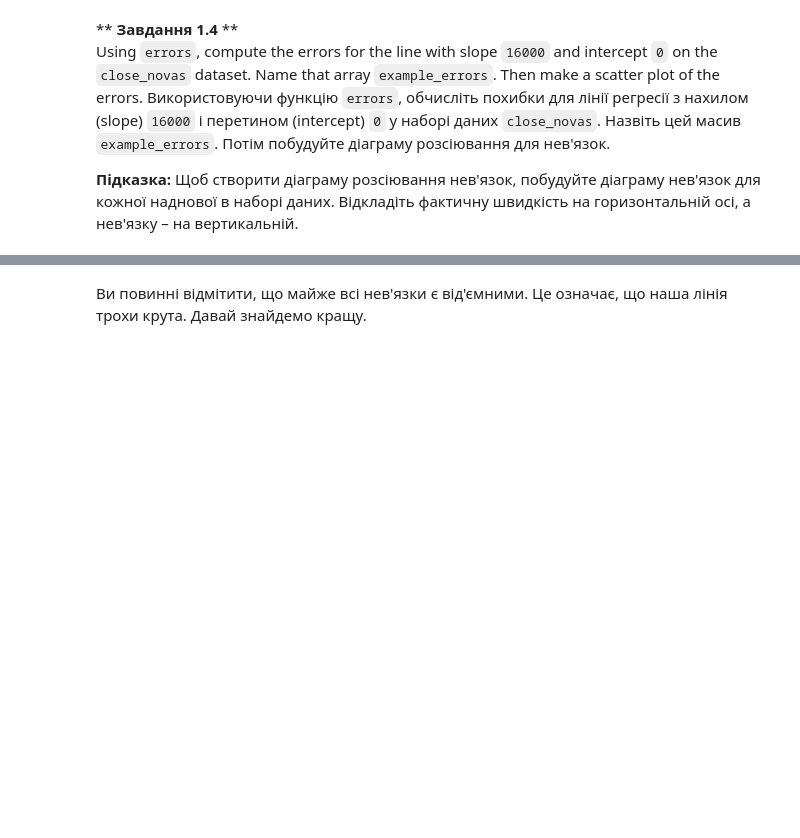
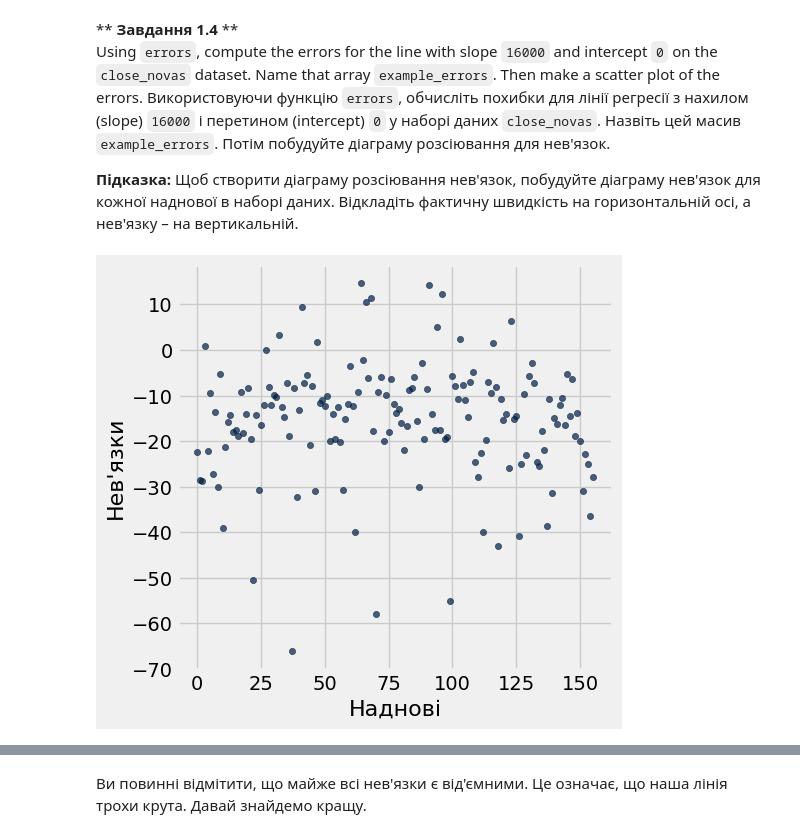
Before and after one commit to mashaven/sheva-stats, a Jupyter notebook: task-4/pr4_5/pr4_5.ipynb, the cells around one changed output, grey strips where cells are left out. Saved outputs shown, nothing was run; the diff lists cells and outputs as text; code cells hidden in the pictures; blank space fills up the shorter version.

```diff
--- a/task-4/pr4_5/pr4_5.ipynb
+++ b/task-4/pr4_5/pr4_5.ipynb
@@ -198,8 +224,9 @@ $$\text{фактична відстань наднової від Землі} -
 Функція повинна повернути масив похибок, допущених, коли лінія з таким нахилом і перетином використовується для прогнозування відстані за швидкостю для кожної наднової в даній таблиці. (Похибка — це фактична відстань мінус прогнозована відстань.)
 # %%
 def errors(t, slope, intercept):
-    ...
-    return ...
+    real_distance = t[1]
+    pred_distance = t[0] * slope + intercept
+    return real_distance - pred_distance
 # %% [markdown]
 ** <b>Завдання 1.4</b> ** <br/>
 Using `errors`, compute the errors for the line with slope `16000` and intercept `0` on the `close_novas` dataset.  Name that array `example_errors`.  Then make a scatter plot of the errors. Використовуючи функцію  `errors`, обчисліть похибки для лінії регресії з нахилом (slope) `16000` і перетином (intercept) `0` у наборі даних `close_novas`. Назвіть цей масив `example_errors`. Потім побудуйте діаграму розсіювання для нев'язок.
@@ -211,2 +235,10 @@ example_errors = ...
+# %%
+example_errors = errors(close_novas, 16000, 0)
+Table().with_columns(
+        "Нев'язки", example_errors,
+        "Наднові", np.arange(0, len(example_errors))
+    ).scatter(1)
+# %% [output]
+[figure, added]
 # %%
 check('tests/q1_4.py')
```
Also changed, not shown: parts of 18 cells of this notebook.
